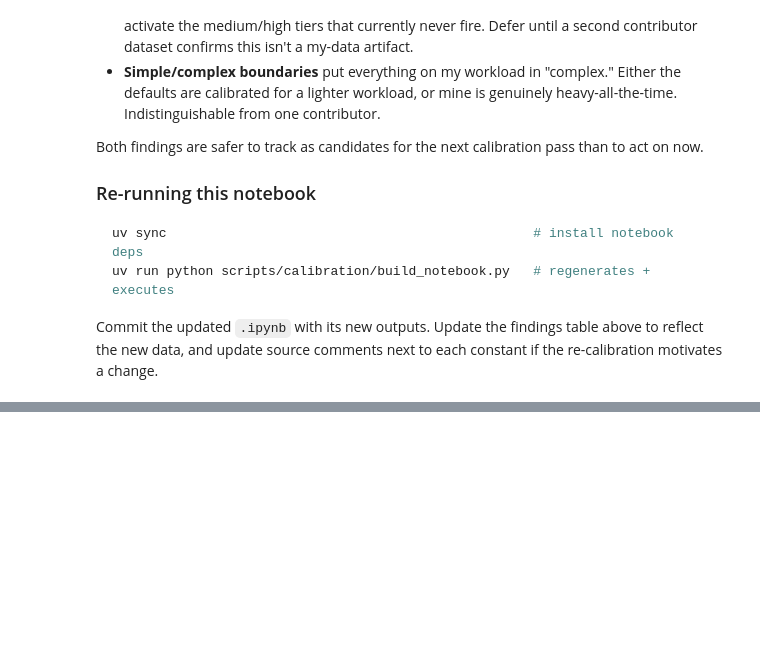
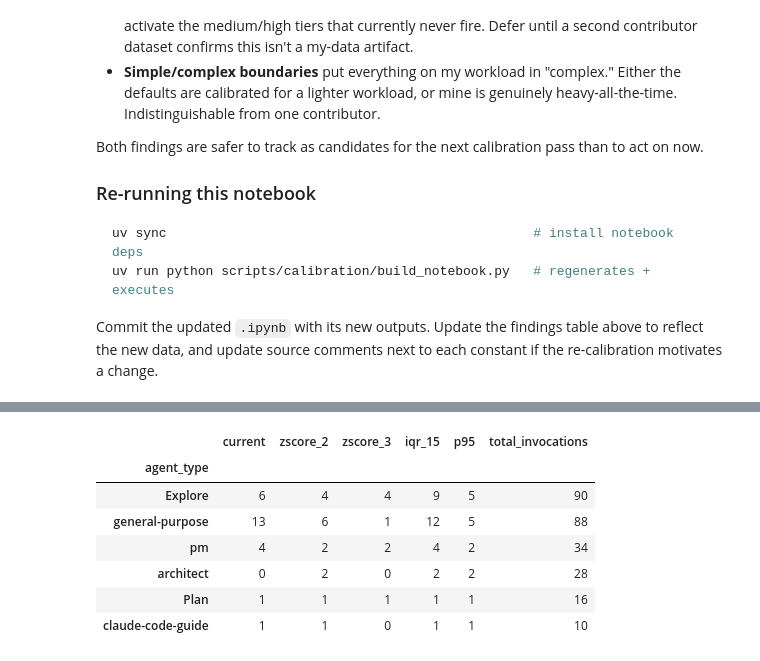
Before and after one commit to frederick-douglas-pearce/agentfluent, a Jupyter notebook: scripts/calibration/threshold_validation.ipynb, the cells around one changed output, grey strips where cells are left out. Cells and saved outputs as stored; diff of their text form; code cells hidden in the pictures; blank space fills up the shorter version.

```diff
--- a/scripts/calibration/threshold_validation.ipynb
+++ b/scripts/calibration/threshold_validation.ipynb
@@ -671,0 +818,36 @@ to each constant if the re-calibration motivates a change.
+# %%
+# Method comparison — count outliers each method flags, per agent type
+def count_outliers(values: pd.Series) -> dict:
+    if len(values) < 2:
+        return {"current": 0, "zscore_2": 0, "zscore_3": 0, "iqr_15": 0, "p95": 0}
+    mean = values.mean()
+    std = values.std()
+    q1 = values.quantile(0.25)
+    q3 = values.quantile(0.75)
+    iqr = q3 - q1
+    p95 = values.quantile(0.95)
+    return {
+        "current": int((values > mean * 2.0).sum()),
+        "zscore_2": int((values > mean + 2 * std).sum()) if std > 0 else 0,
+        "zscore_3": int((values > mean + 3 * std).sum()) if std > 0 else 0,
+        "iqr_15": int((values > q3 + 1.5 * iqr).sum()),
+        "p95": int((values > p95).sum()),
+    }
+
+method_counts = (
+    df_tok_eligible.groupby("agent_type")["tokens_per_tool_use"]
+    .apply(lambda s: pd.Series(count_outliers(s)))
+    .unstack()
+)
+method_counts["total_invocations"] = agent_n.reindex(method_counts.index)
+method_counts = method_counts.sort_values("total_invocations", ascending=False)
+method_counts
+# %% [output]
+|  | current | zscore_2 | zscore_3 | iqr_15 | p95 | total_invocations |
+| agent_type |  |  |  |  |  |  |
+| Explore | 6 | 4 | 4 | 9 | 5 | 90 |
+| general-purpose | 13 | 6 | 1 | 12 | 5 | 88 |
+| pm | 4 | 2 | 2 | 4 | 2 | 34 |
+| architect | 0 | 2 | 0 | 2 | 2 | 28 |
+| Plan | 1 | 1 | 1 | 1 | 1 | 16 |
+| claude-code-guide | 1 | 1 | 0 | 1 | 1 | 10 |
```
Also changed, not shown: parts of 25 cells of this notebook, 1 other file.
